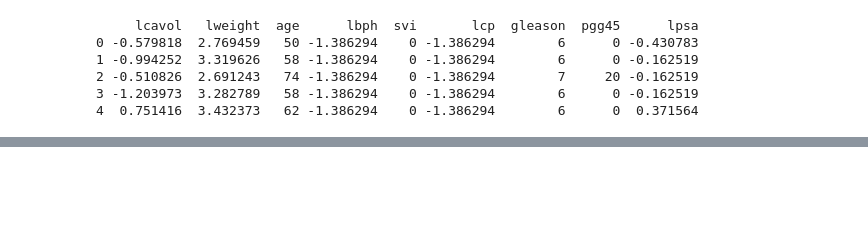
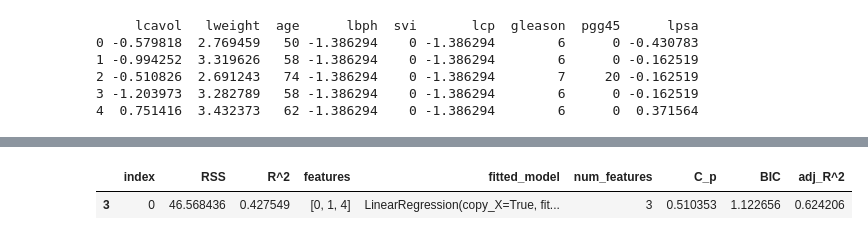
Before and after one commit to cliese/ESL_ex, a Jupyter notebook: prostate_data_analysis.ipynb, the cells around one changed output, grey strips where cells are left out. Drawn from its saved outputs; the diff is of its cells as text; code cells hidden in the pictures; blank space fills up the shorter version.

```diff
--- a/prostate_data_analysis.ipynb
+++ b/prostate_data_analysis.ipynb
@@ -95,0 +189,16 @@ print(models)
+# %%
+def select_best(df, criterion):
+    if criterion == 'adj_R^2':
+        best = df.sort_values(criterion, ascending=False)
+    else :
+        best = df.sort_values(criterion, ascending=True)
+
+    return best.head(1)
+# %%
+select_best(models, 'BIC')
+
+
+# find best models and give their output in a table. do inference
+# %% [output]
+|  | index | RSS | R^2 | features | fitted_model | num_features | C_p | BIC | adj_R^2 |
+| 3 | 0 | 46.568436 | 0.427549 | [0, 1, 4] | LinearRegression(copy_X=True, fit... | 3 | 0.510353 | 1.122656 | 0.624206 |
```
Also changed, not shown: parts of 11 cells of this notebook.
